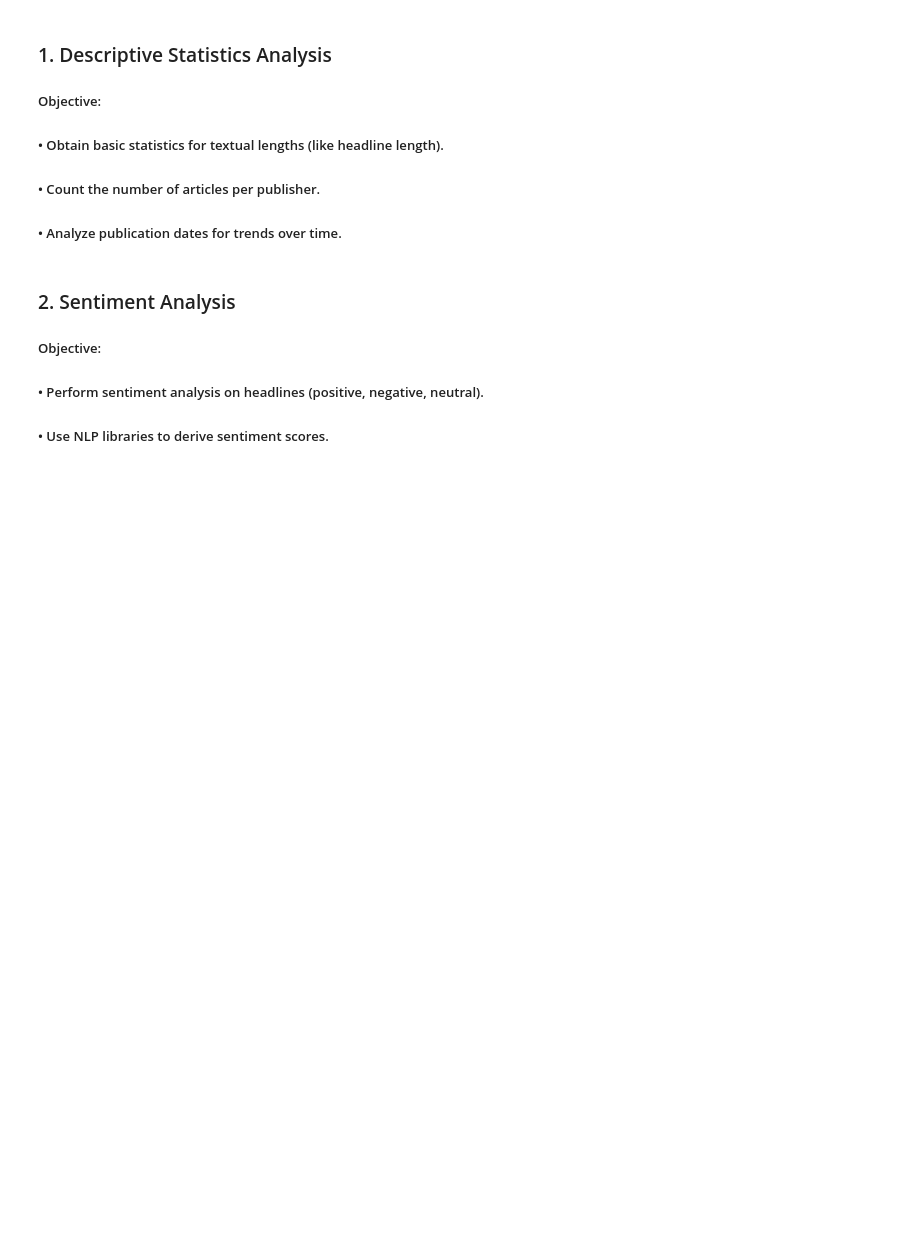
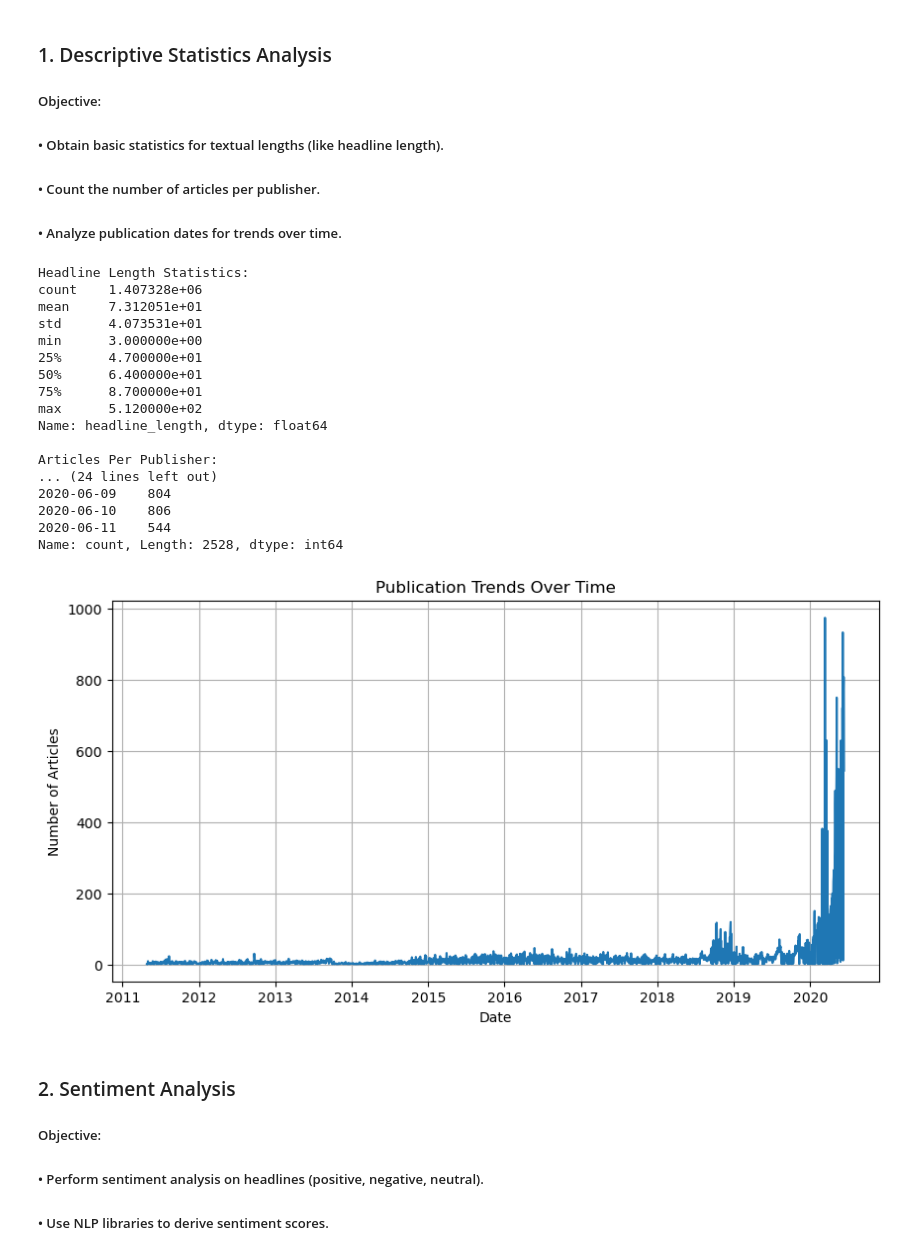
Before and after one commit to NAV-369/Financial-News-and-Stock-Price-Data-Analysis, a Jupyter notebook: notebooks/EDA.ipynb, the cells around one changed output. Drawn from its saved outputs; the diff is of its cells as text; code cells hidden in the pictures; blank space fills up the shorter version.

```diff
--- a/notebooks/EDA.ipynb
+++ b/notebooks/EDA.ipynb
@@ -8,34 +8,53 @@
 import pandas as pd
 import matplotlib.pyplot as plt
 import seaborn as sns
 
 # Load the dataset
-data = pd.read_csv('../data/raw_analyst_ratings.csv')  # Update with the correct file path
+data = pd.read_csv('../data/raw_analyst_ratings 9.58.09 at night.csv')  # Update with the correct file path
 
 # Descriptive statistics: Headline length
 data['headline_length'] = data['headline'].str.len()
 print("Headline Length Statistics:")
 print(data['headline_length'].describe())
 
 # Count the number of articles per publisher
 publisher_counts = data['publisher'].value_counts()
 print("\nArticles Per Publisher:")
 print(publisher_counts)
 
 # Analyze publication dates for trends over time
 # Handle date parsing (fix for any invalid date format)
 data['date'] = pd.to_datetime(data['date'], errors='coerce')  # 'coerce' turns invalid dates to NaT
 publication_trends = data['date'].dt.date.value_counts().sort_index()
 print("\nPublication Trends Over Time:")
 print(publication_trends)
 
 # Plotting (optional)
 plt.figure(figsize=(10, 5))
 publication_trends.plot(kind='line', title='Publication Trends Over Time')
 plt.xlabel('Date')
 plt.ylabel('Number of Articles')
 plt.grid()
 plt.show()
+# %% [output]
+Headline Length Statistics:
+count    1.407328e+06
+mean     7.312051e+01
+std      4.073531e+01
+min      3.000000e+00
+25%      4.700000e+01
+50%      6.400000e+01
+75%      8.700000e+01
+max      5.120000e+02
+Name: headline_length, dtype: float64
+
+Articles Per Publisher:
+... (24 lines left out)
+2020-06-09    804
+2020-06-10    806
+2020-06-11    544
+Name: count, Length: 2528, dtype: int64
+[figure, added]
 # %% [markdown]
 ### 2. Sentiment Analysis
 ##### Objective:
```
Also changed, not shown: parts of 2 cells of this notebook, 2 other files.
